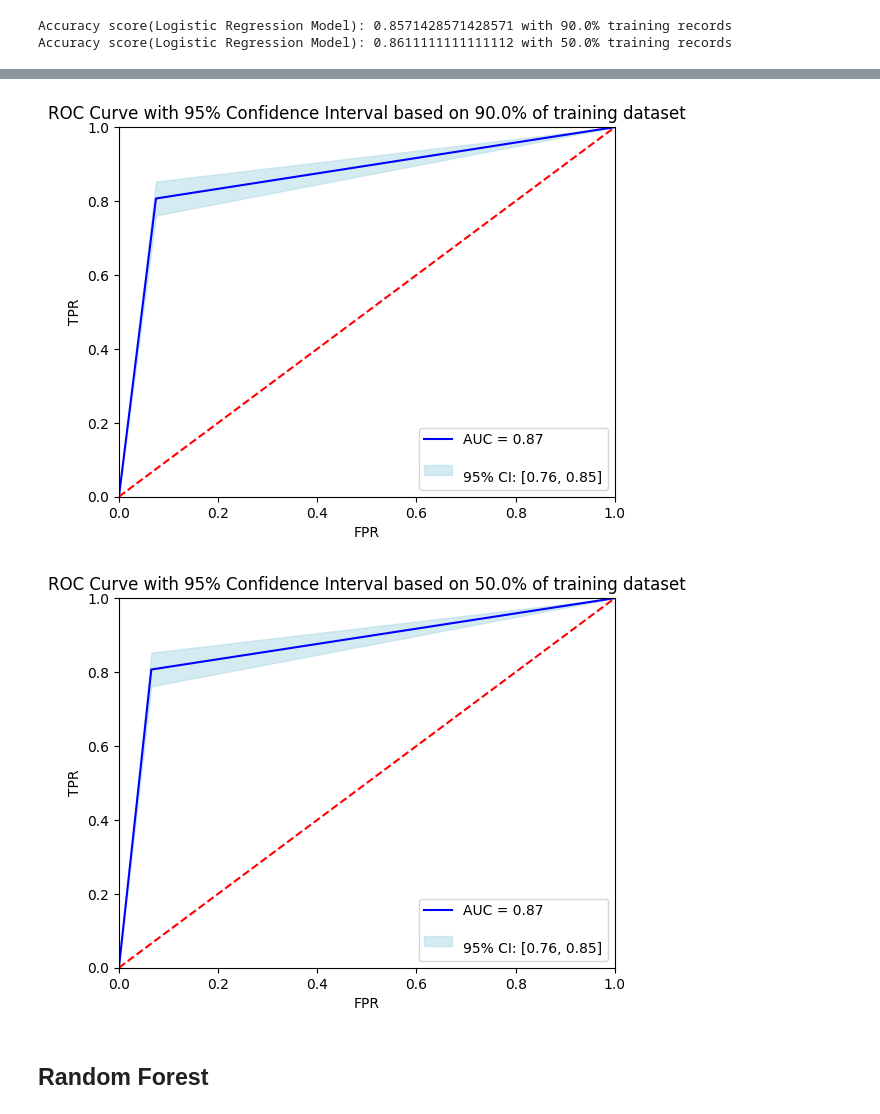
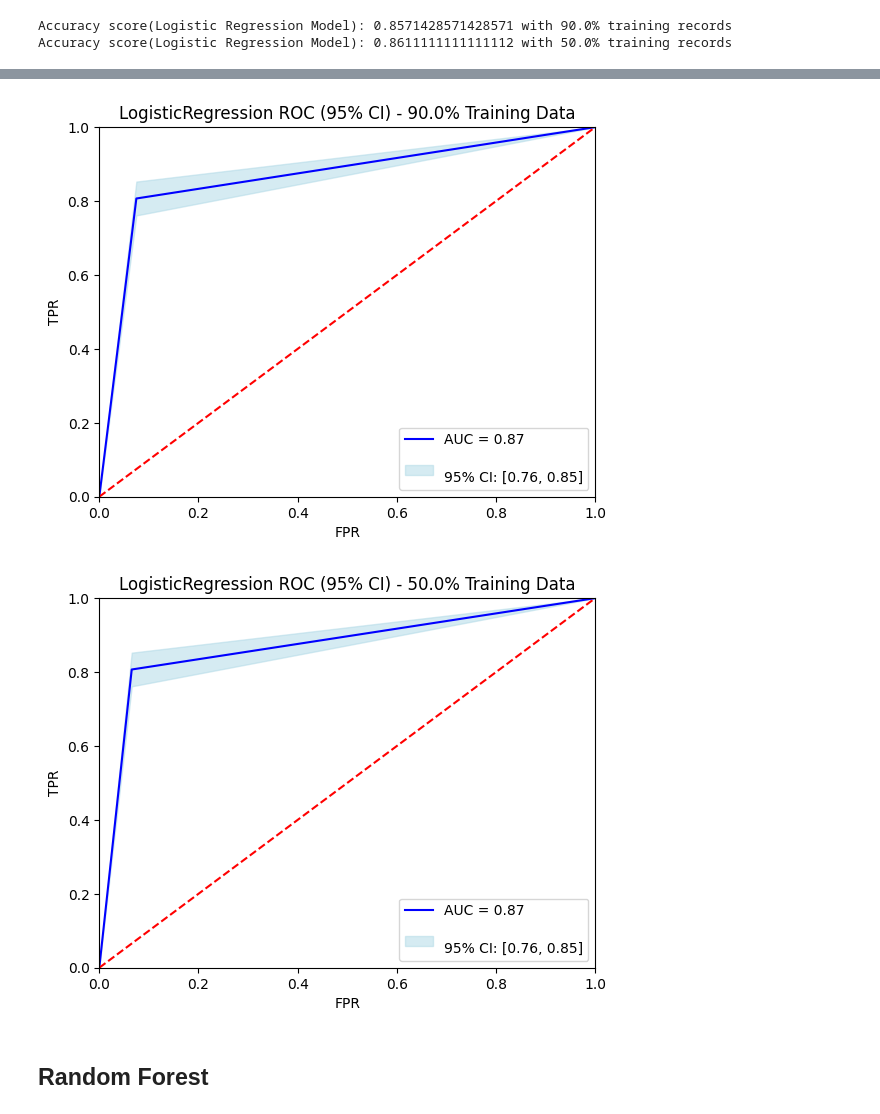
Before and after one commit to enggabhishek/glioma-prediction, a Jupyter notebook: Glioma_Brain_Cancer_Predictor.ipynb, the cells around one changed output, grey strips where cells are left out. Saved outputs shown, nothing was run; the diff lists cells and outputs as text; code cells hidden in the pictures.

```diff
--- a/Glioma_Brain_Cancer_Predictor.ipynb
+++ b/Glioma_Brain_Cancer_Predictor.ipynb
@@ -271,11 +270,10 @@ for i in range(len(train_set)):
     cm = confusion_matrix(y_test, lr_pred_ls[i])
     cm_cal.append(['Logistic Regression',f'{train_set[i]*100}%', cm])
     # Create a heatmap of the confusion matrix
-    plt.figure(figsize=(8, 6))
     sns.heatmap(cm, annot=True, fmt='d', cmap='Spectral')
     plt.xlabel('Predicted Labels')
     plt.ylabel('True Labels')
-    plt.title(f'Confusion Matrix (Logistic Regression) based on {train_set[i]*100}% of training dataset')
+    plt.title(f'Logistic Regression Confusion Matrix ({train_set[i]*100}% Training Data)')
     plt.show()
 #=====================================================================================================================
 # %% [output]
@@ -284,29 +282,28 @@ for i in range(len(train_set)):
 # %%
 for i in range(len(train_set)):
     # Compute the ROC curve and AUC
     fpr, tpr, thresholds = roc_curve(y_test, lr_pred_ls[i])
     roc_auc = auc(fpr, tpr)
     auc_cal.append(['Logistic Regression',f'{train_set[i]*100}%', roc_auc])
     # Compute the confidence interval
     std_err = np.sqrt(np.divide(tpr * (1 - tpr), y_test.size, where=(y_test.size != 0)) * (fpr + tpr))
     # Compute the confidence interval with explicit broadcasting
     upper_bound = tpr + std_err * 1.96
     lower_bound = tpr - std_err * 1.96
     # Plot the ROC curve
-    plt.figure()
     plt.plot(fpr, tpr, color='b', label='AUC = %0.2f' % roc_auc)
     plt.fill_between(fpr, lower_bound, upper_bound, color='lightblue', alpha=0.5,label = '\n95%% CI: [%0.2f, %0.2f]' % (lower_bound[1], upper_bound[1]))
     plt.plot([0, 1], [0, 1], color='r', linestyle='--')
     plt.xlim([0.0, 1.0])
     plt.ylim([0.0, 1.0])
     plt.xlabel('FPR')
     plt.ylabel('TPR')
-    plt.title(f'ROC Curve with 95% Confidence Interval based on {train_set[i]*100}% of training dataset')
+    plt.title(f'LogisticRegression ROC (95% CI) - {train_set[i]*100}% Training Data')
     plt.legend(loc="lower right")
     plt.show()
 # %% [output]
-[figure, old version]
+[figure, new version]
-[figure, old version]
+[figure, new version]
 # %% [markdown]
 ## Random Forest
 # %%
```
Also changed, not shown: parts of 15 cells of this notebook.
